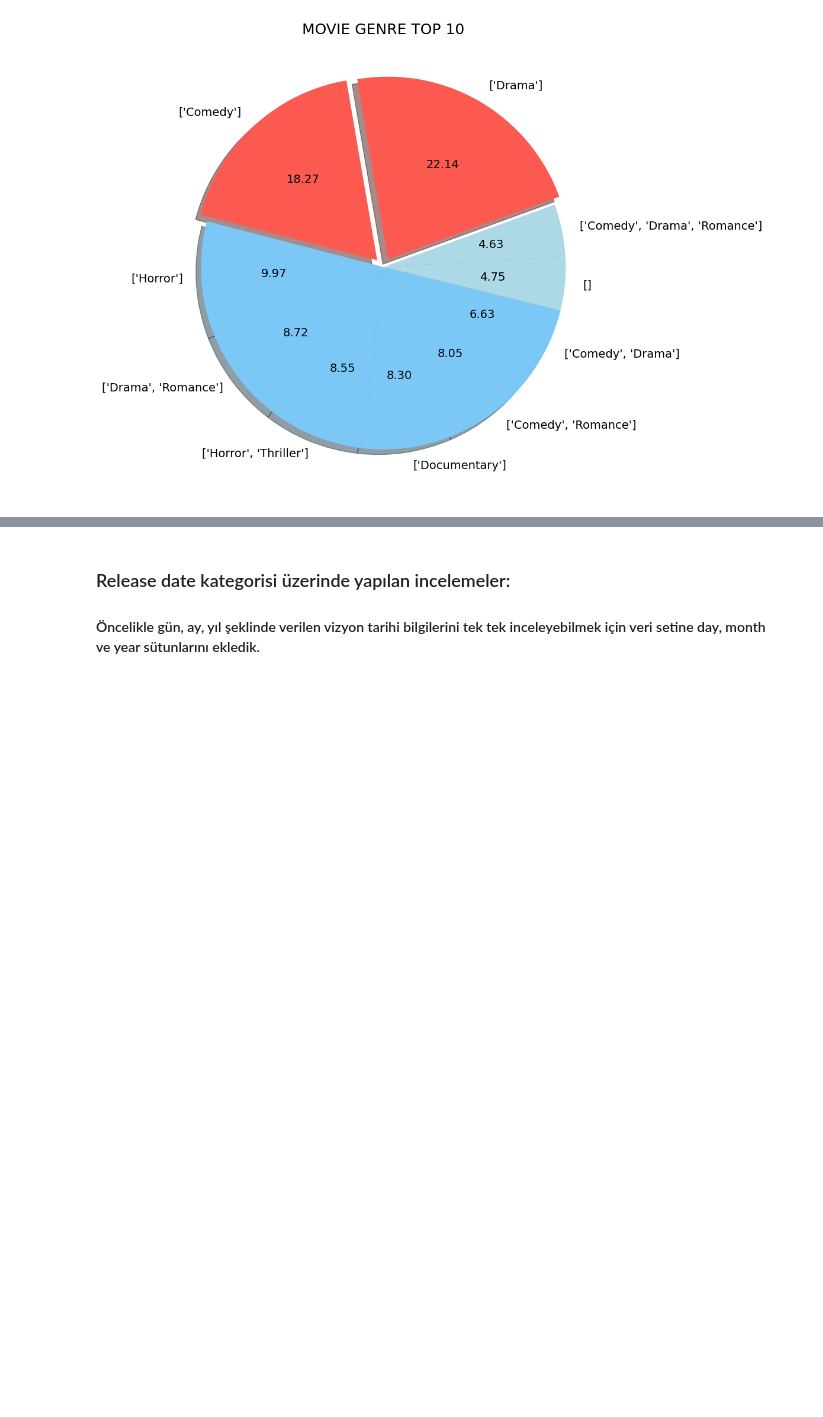
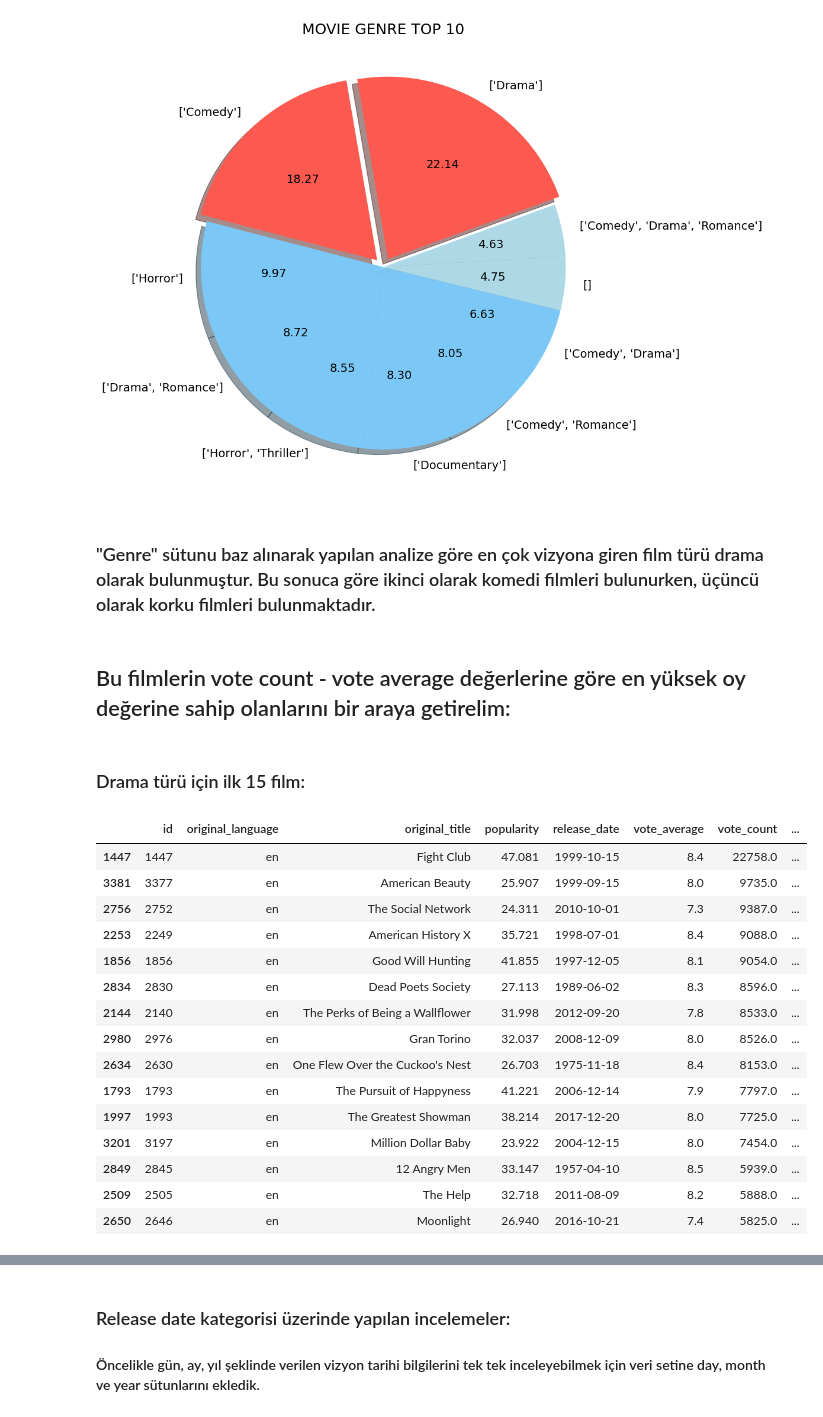
Before and after one commit to aysenurhso/TasarimUygulamalari, a Jupyter notebook: movies.ipynb, the cells around one changed output, grey strips where cells are left out. Saved outputs shown, nothing was run; the diff lists cells and outputs as text; code cells hidden in the pictures; blank space fills up the shorter version.

```diff
--- a/movies.ipynb
+++ b/movies.ipynb
@@ -654,3 +656,28 @@ plt.title ("MOVIE GENRE TOP 10", fontsize=18)
 plt.show()
 # %% [output]
 [figure]
+# %% [markdown]
+### "Genre" sütunu baz alınarak yapılan analize göre en çok vizyona giren film türü drama olarak bulunmuştur. Bu sonuca göre ikinci olarak komedi filmleri bulunurken, üçüncü olarak korku filmleri bulunmaktadır.
+# %% [markdown]
+## Bu filmlerin vote count - vote average değerlerine göre en yüksek oy değerine sahip olanlarını bir araya getirelim:
+# %% [markdown]
+### Drama türü için ilk 15 film:
+# %%
+df.loc[df.genre == "['Drama']"].sort_values(by = ["vote_count","vote_average"], ascending = [False,False]).head(15)
+# %% [output]
+|  | id | original_language | original_title | popularity | release_date | vote_average | vote_count | ... |
+| 1447 | 1447 | en | Fight Club | 47.081 | 1999-10-15 | 8.4 | 22758.0 | ... |
+| 3381 | 3377 | en | American Beauty | 25.907 | 1999-09-15 | 8.0 | 9735.0 | ... |
+| 2756 | 2752 | en | The Social Network | 24.311 | 2010-10-01 | 7.3 | 9387.0 | ... |
+| 2253 | 2249 | en | American History X | 35.721 | 1998-07-01 | 8.4 | 9088.0 | ... |
+| 1856 | 1856 | en | Good Will Hunting | 41.855 | 1997-12-05 | 8.1 | 9054.0 | ... |
+| 2834 | 2830 | en | Dead Poets Society | 27.113 | 1989-06-02 | 8.3 | 8596.0 | ... |
+| 2144 | 2140 | en | The Perks of Being a Wallflower | 31.998 | 2012-09-20 | 7.8 | 8533.0 | ... |
+| 2980 | 2976 | en | Gran Torino | 32.037 | 2008-12-09 | 8.0 | 8526.0 | ... |
+| 2634 | 2630 | en | One Flew Over the Cuckoo's Nest | 26.703 | 1975-11-18 | 8.4 | 8153.0 | ... |
+| 1793 | 1793 | en | The Pursuit of Happyness | 41.221 | 2006-12-14 | 7.9 | 7797.0 | ... |
+| 1997 | 1993 | en | The Greatest Showman | 38.214 | 2017-12-20 | 8.0 | 7725.0 | ... |
+| 3201 | 3197 | en | Million Dollar Baby | 23.922 | 2004-12-15 | 8.0 | 7454.0 | ... |
+| 2849 | 2845 | en | 12 Angry Men | 33.147 | 1957-04-10 | 8.5 | 5939.0 | ... |
+| 2509 | 2505 | en | The Help | 32.718 | 2011-08-09 | 8.2 | 5888.0 | ... |
+| 2650 | 2646 | en | Moonlight | 26.940 | 2016-10-21 | 7.4 | 5825.0 | ... |
```
Also changed, not shown: parts of 36 cells of this notebook.
